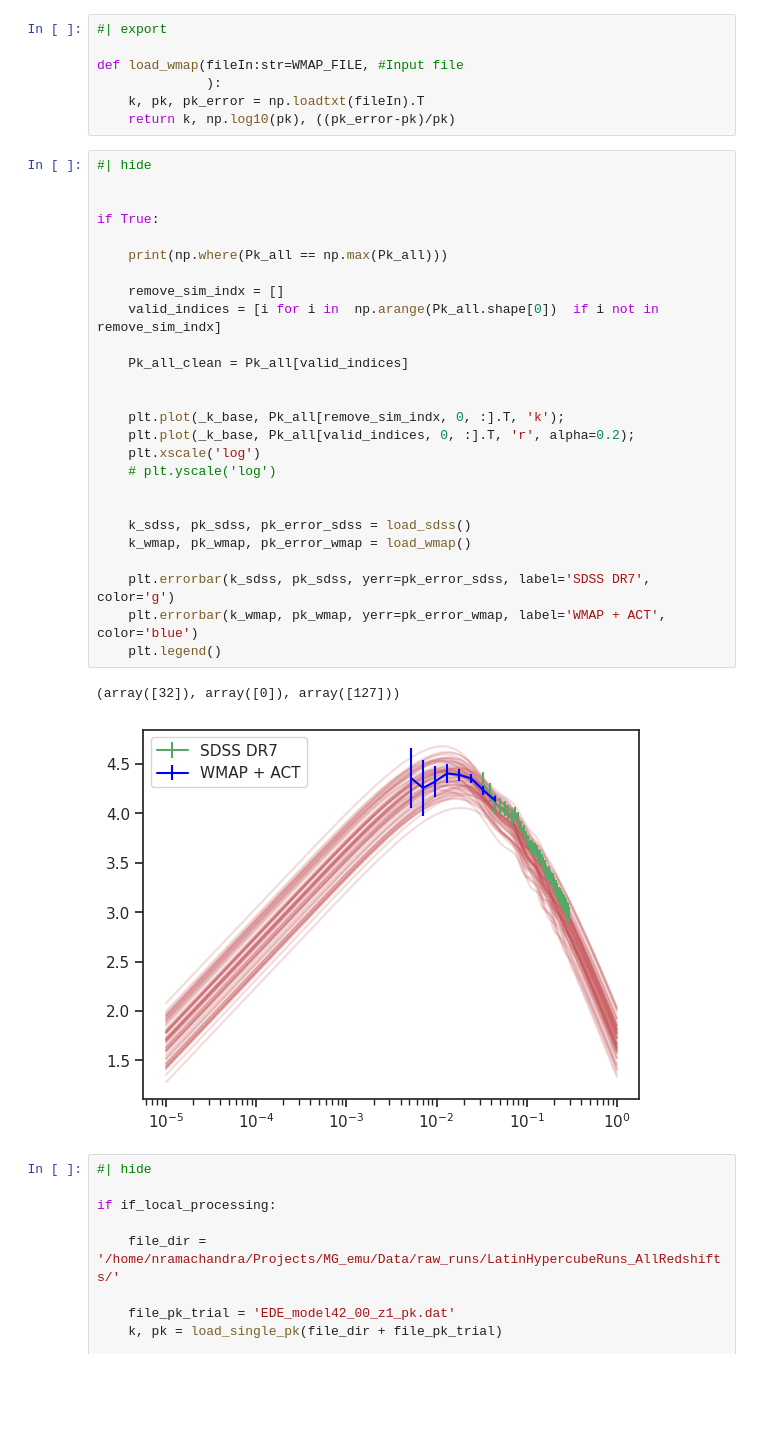
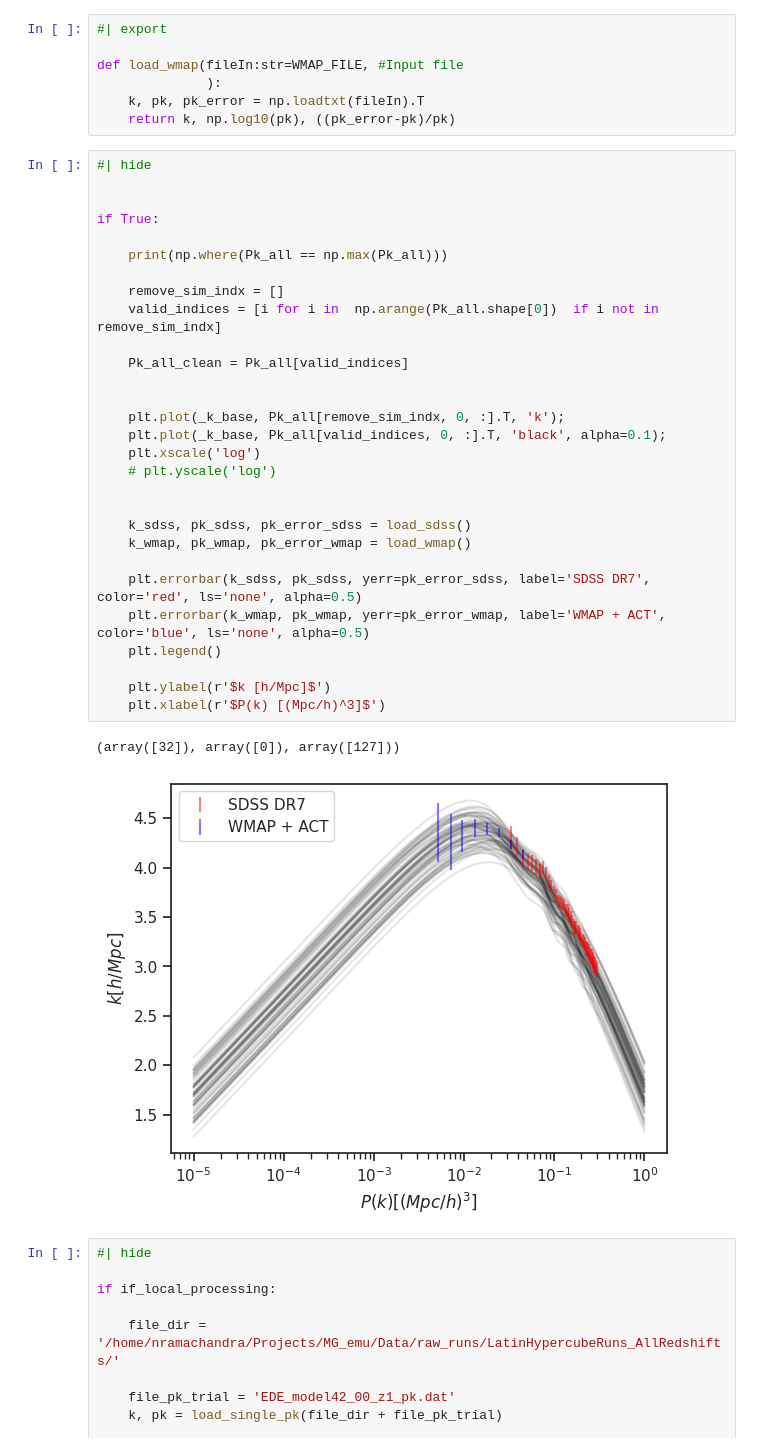
Before and after one commit to nesar/EarlyDarkEmu, a Jupyter notebook: nbs/00_load.ipynb, the cells around one changed output. Saved outputs shown, nothing was run; the diff lists cells and outputs as text; blank space fills up the shorter version.

```diff
--- a/nbs/00_load.ipynb
+++ b/nbs/00_load.ipynb
@@ -209,32 +209,35 @@ def load_wmap(fileIn:str=WMAP_FILE, #Input file
 # %%
 #| hide
 
 
 if True:
 
     print(np.where(Pk_all == np.max(Pk_all)))
 
     remove_sim_indx = []
     valid_indices = [i for i in  np.arange(Pk_all.shape[0])  if i not in remove_sim_indx]
 
     Pk_all_clean = Pk_all[valid_indices]
 
 
     plt.plot(_k_base, Pk_all[remove_sim_indx, 0, :].T, 'k');
-    plt.plot(_k_base, Pk_all[valid_indices, 0, :].T, 'r', alpha=0.2);
+    plt.plot(_k_base, Pk_all[valid_indices, 0, :].T, 'black', alpha=0.1);
     plt.xscale('log')
     # plt.yscale('log')
 
 
     k_sdss, pk_sdss, pk_error_sdss = load_sdss()
     k_wmap, pk_wmap, pk_error_wmap = load_wmap()
 
-    plt.errorbar(k_sdss, pk_sdss, yerr=pk_error_sdss, label='SDSS DR7', color='g')
-    plt.errorbar(k_wmap, pk_wmap, yerr=pk_error_wmap, label='WMAP + ACT', color='blue')
+    plt.errorbar(k_sdss, pk_sdss, yerr=pk_error_sdss, label='SDSS DR7', color='red', ls='none', alpha=0.5)
+    plt.errorbar(k_wmap, pk_wmap, yerr=pk_error_wmap, label='WMAP + ACT', color='blue', ls='none', alpha=0.5)
     plt.legend()
+
+    plt.ylabel(r'$k [h/Mpc]$')
+    plt.xlabel(r'$P(k) [(Mpc/h)^3]$')
 # %% [output]
 (array([32]), array([0]), array([127]))
-[figure, old version]
+[figure, new version]
 # %%
 #| hide
 
```
Also changed, not shown: 4 other files.
